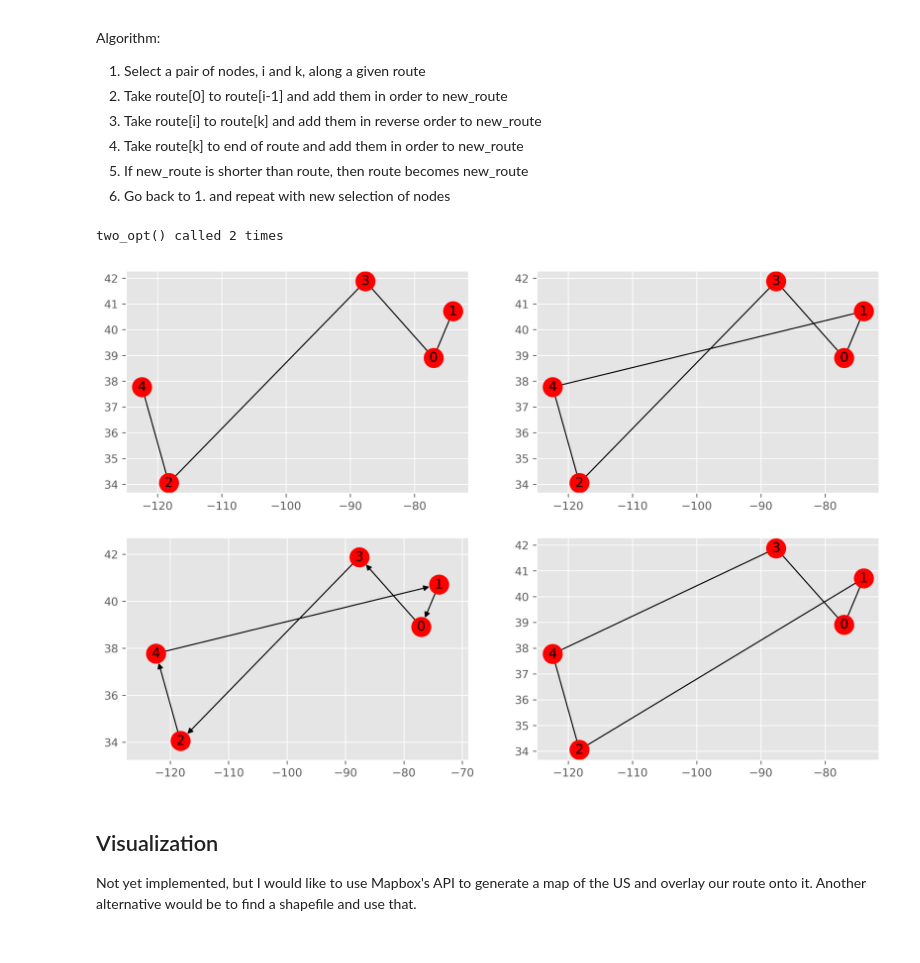
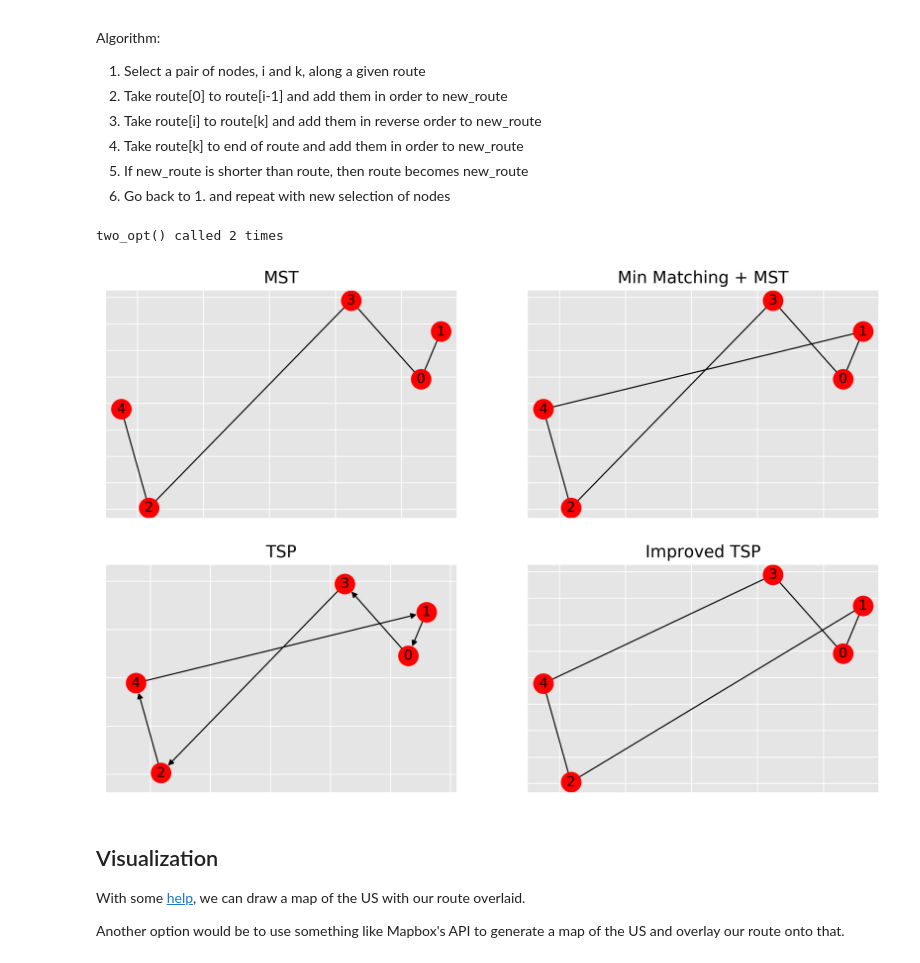
Before and after one commit to nobleator/city-tour, a Jupyter notebook: City Tour.ipynb, the cells around one changed output. Drawn from its saved outputs; the diff is of its cells as text; code cells hidden in the pictures.

```diff
--- a/City Tour.ipynb
+++ b/City Tour.ipynb
@@ -177,34 +174,52 @@ def two_opt(graph, pos):
         i1 += 1
     edges = [(e[0], e[1], get_dist(pos[e[0]], pos[e[1]]))
              for e in route]
     tsp = nx.Graph()
     tsp.add_weighted_edges_from(edges)
     return tsp
 
 old = tsp.copy()
 two_opt_ctr = 0
 while True:
     new = two_opt(old, pos)
     if list(new.edges()) == list(old.edges()):
         break
     old = new.copy()
     two_opt_ctr += 1
 print('two_opt() called {0} times'.format(two_opt_ctr))
 improved_tsp = new.copy()
 
 # Draw all steps as subplots
 fig = plt.figure(figsize=(12, 8), dpi=300)
 ax = fig.add_subplot(221)
+ax.set_title('MST')
+ax.tick_params(axis='both', which='both', bottom='off',
+               top='off', labelbottom='off', right='off',
+               left='off', labelleft='off')
 nx.draw_networkx(mst, pos=pos)
 ax = fig.add_subplot(222)
+ax.set_title('Min Matching + MST')
+ax.tick_params(axis='both', which='both', bottom='off',
+               top='off', labelbottom='off', right='off',
+               left='off', labelleft='off')
 nx.draw_networkx(mm_mst, pos=pos)
 ax = fig.add_subplot(223)
+ax.set_title('TSP')
+ax.tick_params(axis='both', which='both', bottom='off',
+               top='off', labelbottom='off', right='off',
+               left='off', labelleft='off')
 nx.draw_networkx(tsp, pos=pos)
 ax = fig.add_subplot(224)
+ax.set_title('Improved TSP')
+ax.tick_params(axis='both', which='both', bottom='off',
+               top='off', labelbottom='off', right='off',
+               left='off', labelleft='off')
 nx.draw_networkx(improved_tsp, pos=pos)
 # %% [output]
 two_opt() called 2 times
-[figure, old version]
+[figure, new version]
 # %% [markdown]
 ## Visualization
-Not yet implemented, but I would like to use Mapbox's API to generate a map of the US and overlay our route onto it. Another alternative would be to find a shapefile and use that.
+With some <a href='https://chrishavlin.wordpress.com/2016/11/16/shapefiles-tutorial/'>help</a>, we can draw a map of the US with our route overlaid.
+
+Another option would be to use something like Mapbox's API to generate a map of the US and overlay our route onto that.
```
Also changed, not shown: parts of 3 cells of this notebook, 8 other files.
